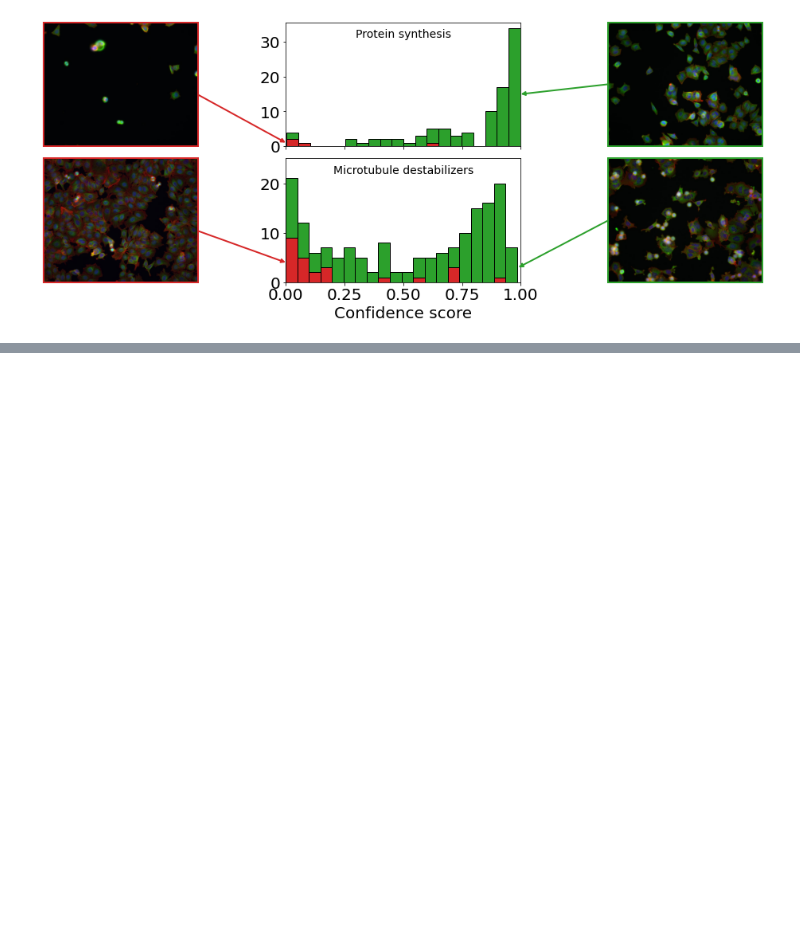
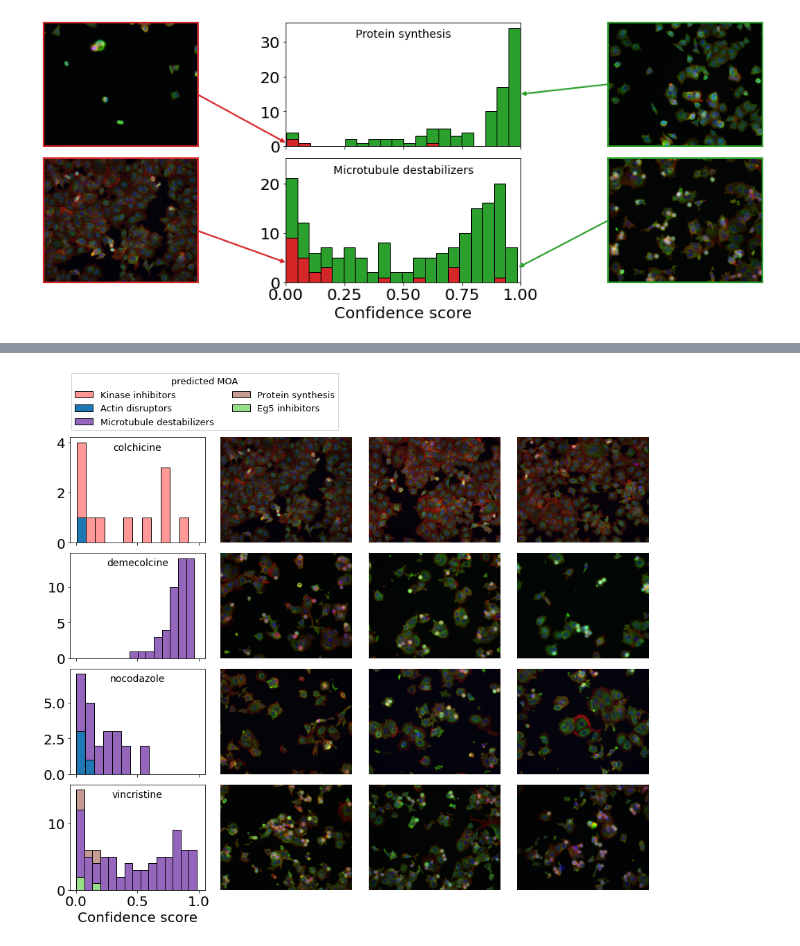
Before and after one commit to giacomodeodato/Bayesian-Neural-Networks-for-Cellular-Image-Classification-and-Uncertainty-Analysis, a Jupyter notebook: code/BBBC021_Analysis.ipynb, the cells around one changed output, grey strips where cells are left out. Saved outputs shown, nothing was run; the diff lists cells and outputs as text; code cells hidden in the pictures; blank space fills up the shorter version.

```diff
--- a/code/BBBC021_Analysis.ipynb
+++ b/code/BBBC021_Analysis.ipynb
@@ -241,0 +295,100 @@ plt.show()
+# %%
+fig, ax = plt.subplots(
+    4, 4,
+    figsize=(2.5*fig_scale, 2*fig_scale),
+    sharex='col'
+)
+
+moa = 'Microtubule destabilizers'
+mask_moa = df.MOA == moa
+mask_correct = df.MOA == df.predicted_MOA
+compounds = np.unique(df['compound'][mask_moa])
+moas = list(np.unique(df.MOA))
+
+cmap=plt.get_cmap('tab20')
+
+size_0 = plt.imread('data/BBBC021/'+df.image_name.values[0]).shape[0]
+size_1 = plt.imread('data/BBBC021/'+df.image_name.values[0]).shape[1]
+
+margin_0 = int(0.05 * size_0)
+margin_1 = int(0.05 * size_1)
+
+nbins = [12, 8, 8, 15]
+
+legend_moas = []
+
+for i in range(len(compounds)):
+    pred_moas = np.unique(df.predicted_MOA[df['compound'] == compounds[i]])
+    legend_moas.extend(list(pred_moas))
+    data = [
+        df.confidence[
+            np.logical_and(
+                df['compound'] == compounds[i],
+                df.predicted_MOA == p
+            )
+        ]
+        for p in pred_moas
+    ]
+
+    ax[i][0].hist(
+        data,
+        edgecolor='black',
+        stacked=True,
+        bins=nbins[i],
+        color=[cmap(moas.index(p)) for p in pred_moas]
+    )
+    ax[i][0].text(
+        0.5, 0.88,
+        compounds[i],
+        size=14,
+        horizontalalignment='center',
+        transform=ax[i][0].transAxes
+    )
+
+    mask = df['compound'] == compounds[i]
+    if i != 0:
+        mask = np.logical_and(mask, mask_correct)
+    images = df.image_name[mask].values
+
+    img = np.ones((2*size_0+margin_0, 2*size_1+margin_1, 3)).astype(np.uint8)*255
+    img[:size_0,:size_1, :] = plt.imread('data/BBBC021/'+images[0])
+    img[size_0+margin_0:,:size_1, :] = plt.imread('data/BBBC021/'+images[1])
+    img[:size_0,size_1+margin_1:, :] = plt.imread('data/BBBC021/'+images[2])
+    img[size_0+margin_0:,size_1+margin_1:, :] = plt.imread('data/BBBC021/'+images[3])
+
+    ax[i][1].imshow(plt.imread('data/BBBC021/'+images[0]))
+    ax[i][1].axis('off')
+    ax[i][2].imshow(plt.imread('data/BBBC021/'+images[1]))
+    ax[i][2].axis('off')
+    ax[i][3].imshow(plt.imread('data/BBBC021/'+images[2]))
+    ax[i][3].axis('off')
+
+ax[3][0].set_xlabel('Confidence score')
+
+legend_moas = list(set(legend_moas))
+ax[0][0].hist(
+    [
+        []
+        for _ in legend_moas
+    ],
+    edgecolor='black',
+    stacked=True,
+    color=[cmap(moas.index(p)) for p in legend_moas],
+    label=legend_moas
+)
+legend = ax[0][0].legend(
+    loc='upper center',
+    bbox_to_anchor=(1, 1.65),
+    shadow=False,
+    ncol=2,
+    prop={'size': 13},
+    fancybox=False,
+    title='predicted MOA'
+)
+legend.get_title().set_fontsize('13')
+
+plt.subplots_adjust(hspace=0.1, wspace=0.1)
+#plt.savefig('figure6b.pdf', format='pdf', transparent=True, dpi=300, bbox_inches='tight')
+plt.show()
+# %% [output]
+[figure, added]
```
Also changed, not shown: parts of 3 cells of this notebook.
